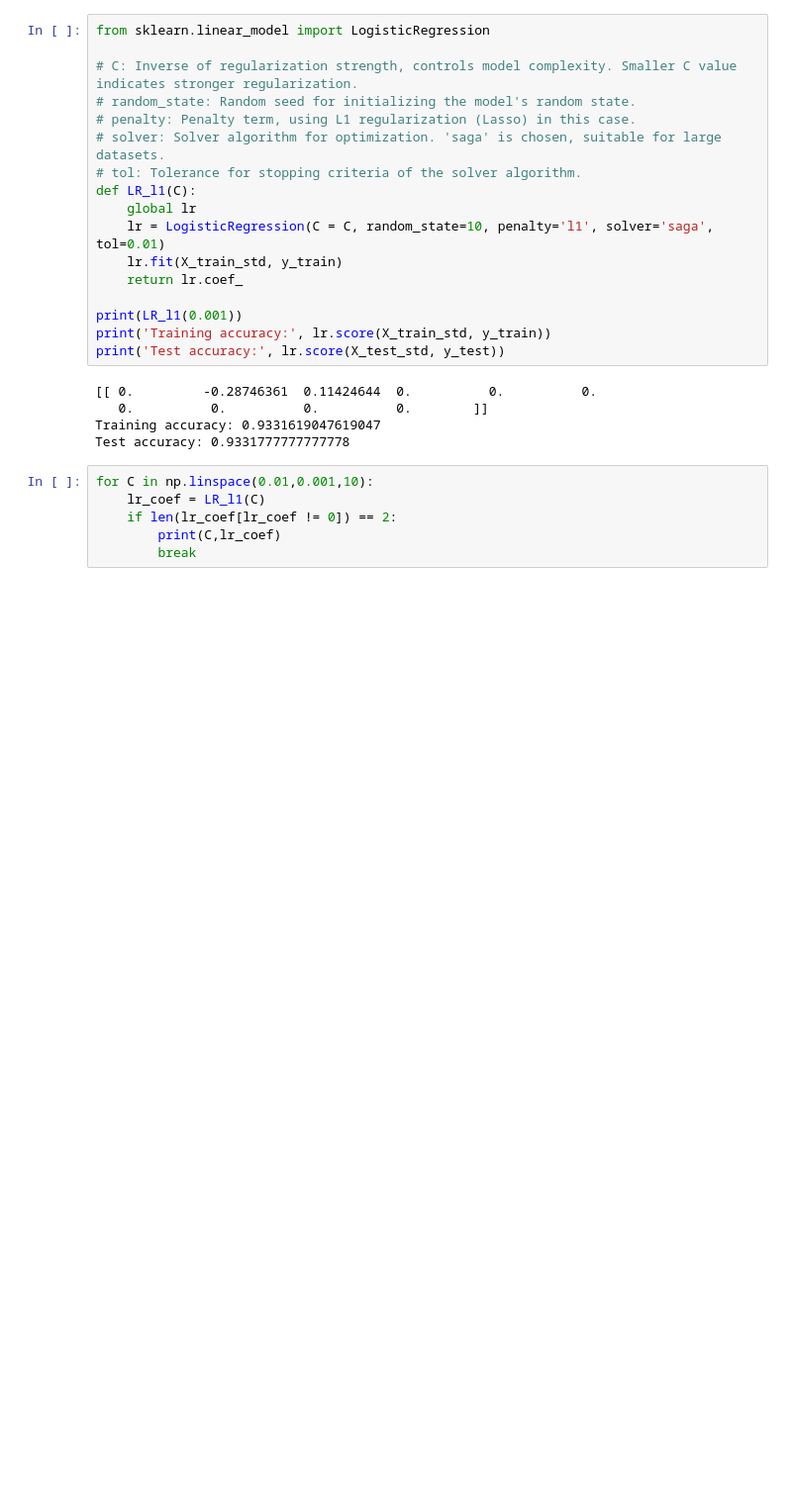
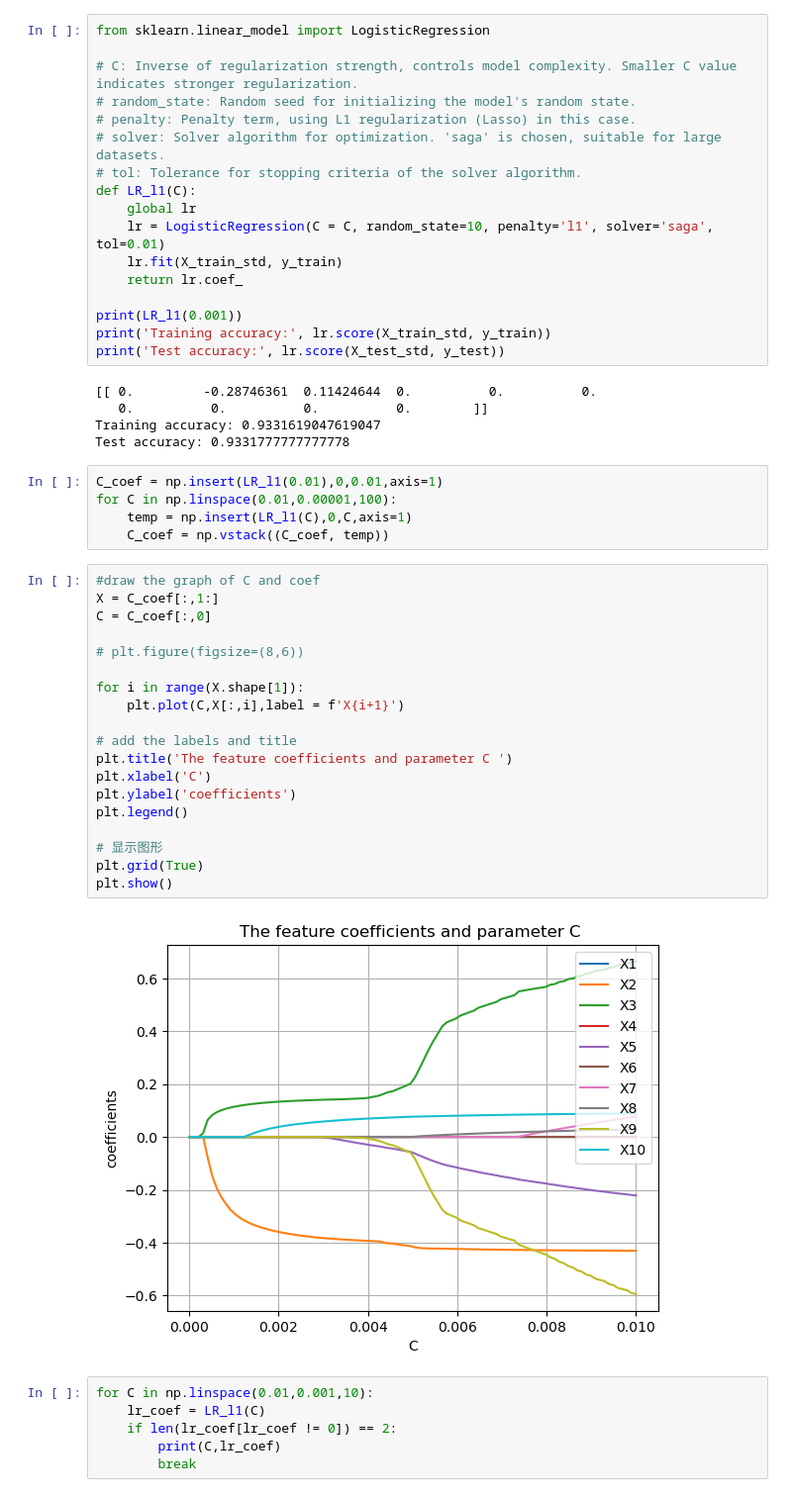
Before and after one commit to leicheng2023/PHBS_MLF_2023, a Jupyter notebook: Give-Me-Some-Credit/code/Classifier.ipynb, the cells around one changed output. Shown at 99% size. Drawn from its saved outputs; the diff is of its cells as text; blank space fills up the shorter version.

```diff
--- a/Give-Me-Some-Credit/code/Classifier.ipynb
+++ b/Give-Me-Some-Credit/code/Classifier.ipynb
@@ -131,6 +132,32 @@ print('Test accuracy:', lr.score(X_test_std, y_test))
    0.          0.          0.          0.        ]]
 Training accuracy: 0.9331619047619047
 Test accuracy: 0.9331777777777778
+# %%
+C_coef = np.insert(LR_l1(0.01),0,0.01,axis=1)
+for C in np.linspace(0.01,0.00001,100):
+    temp = np.insert(LR_l1(C),0,C,axis=1)
+    C_coef = np.vstack((C_coef, temp))
+# %%
+#draw the graph of C and coef
+X = C_coef[:,1:]
+C = C_coef[:,0]
+
+# plt.figure(figsize=(8,6))
+
+for i in range(X.shape[1]):
+    plt.plot(C,X[:,i],label = f'X{i+1}')
+
+# add the labels and title
+plt.title('The feature coefficients and parameter C ')
+plt.xlabel('C')
+plt.ylabel('coefficients')
+plt.legend()
+
+# 显示图形
+plt.grid(True)
+plt.show()
+# %% [output]
+[figure, added]
 # %%
 for C in np.linspace(0.01,0.001,10):
     lr_coef = LR_l1(C)
```
Also changed, not shown: parts of 1 cell of this notebook, 2 other files.
